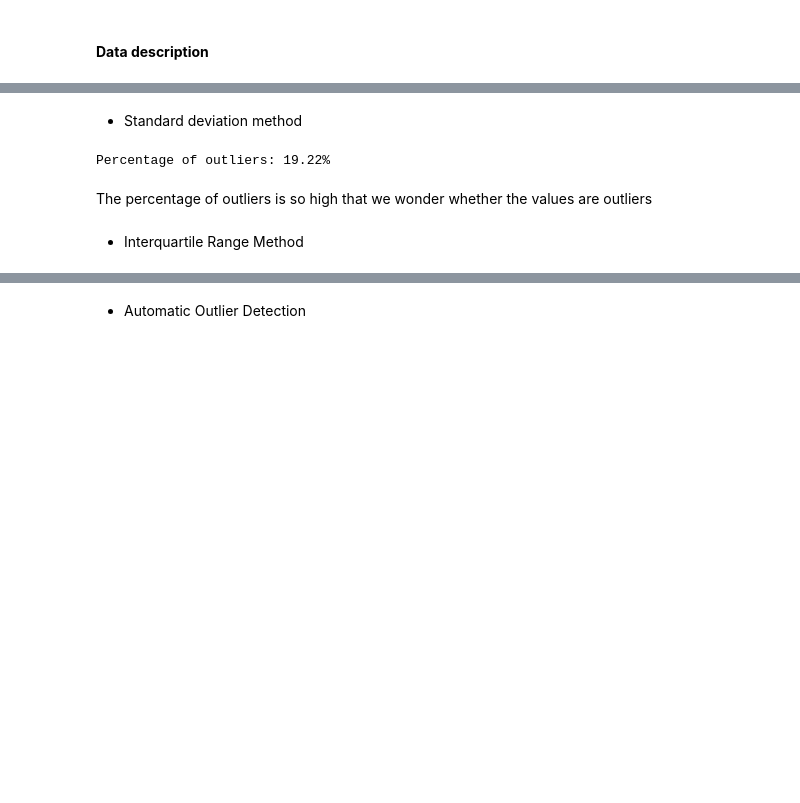
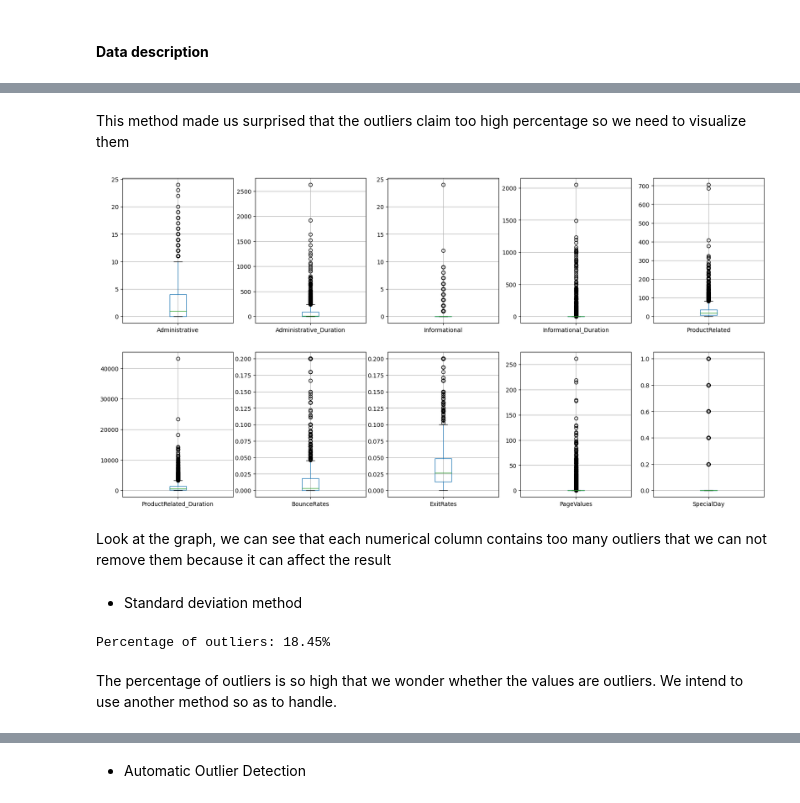
Before and after one commit to camphong24032002/Assignment3-PDS, a Jupyter notebook: Assignment3.ipynb, the cells around one changed output, grey strips where cells are left out. Drawn from its saved outputs; the diff is of its cells as text; code cells hidden in the pictures; blank space fills up the shorter version.

```diff
--- a/Assignment3.ipynb
+++ b/Assignment3.ipynb
@@ -74,3 +101,3 @@ memory usage: 866.0+ KB
 # %%
-cate_cols = ['Month', 'OperatingSystems', 'Browser', 'Region', 'TrafficType', 'VisitorType', 'Weekend']
-nume_cols = train_X_df.columns.drop(cate_cols)
+cate_cols = train_df.columns[-8:]
+nume_cols = train_df.columns.drop(cate_cols)
@@ -91,15 +130,24 @@ train_X_df.describe()
+# %% [markdown]
+This method made us surprised that the outliers claim too high percentage so we need to visualize them
+# %%
+fig, axes = plt.subplots(2, 5, figsize=(20, 10))
+for index in range(len(nume_cols)):
+    row, col = index // 5, index % 5
+    train_df.boxplot(nume_cols[index], ax = axes[row, col], fontsize=10)
+plt.show()
+# %% [output]
+[figure, added]
+# %% [markdown]
+Look at the graph, we can see that each numerical column contains too many outliers that we can not remove them because it can affect the result
 # %% [markdown]
 * Standard deviation method
 # %%
-data_mean, data_std = np.mean(train_X_df[nume_cols]), np.std(train_X_df[nume_cols])
-# identify outliers
+data_mean, data_std = np.mean(train_df[nume_cols]), np.std(train_df[nume_cols])
 cut_off = data_std * 3
 lower, upper = data_mean - cut_off, data_mean + cut_off
-outlier_std_df = train_X_df[~((train_X_df[nume_cols] < lower) | (train_X_df[nume_cols] > upper)).any(axis=1)]
-print('Percentage of outliers: ',round((1-len(outlier_std_df)/len(train_X_df))*100, 2),'%', sep='')
+outlier_std_df = train_df[~((train_df[nume_cols] < lower) | (train_df[nume_cols] > upper)).any(axis=1)]
+print(f'Percentage of outliers: {round((1-outlier_std_df.shape[0]/train_df.shape[0])*100, 2)}%')
 # %% [output]
-Percentage of outliers: 19.22%
+Percentage of outliers: 18.45%
 # %% [markdown]
-The percentage of outliers is so high that we wonder whether the values are outliers
+The percentage of outliers is so high that we wonder whether the values are outliers. We intend to use another method so as to handle.
-# %% [markdown]
-* Interquartile Range Method
```
Also changed, not shown: parts of 64 cells of this notebook.
